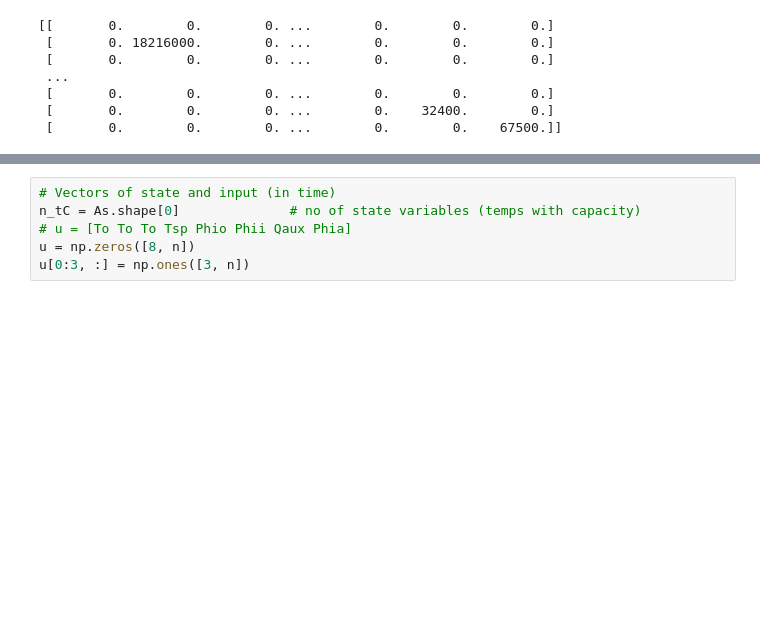
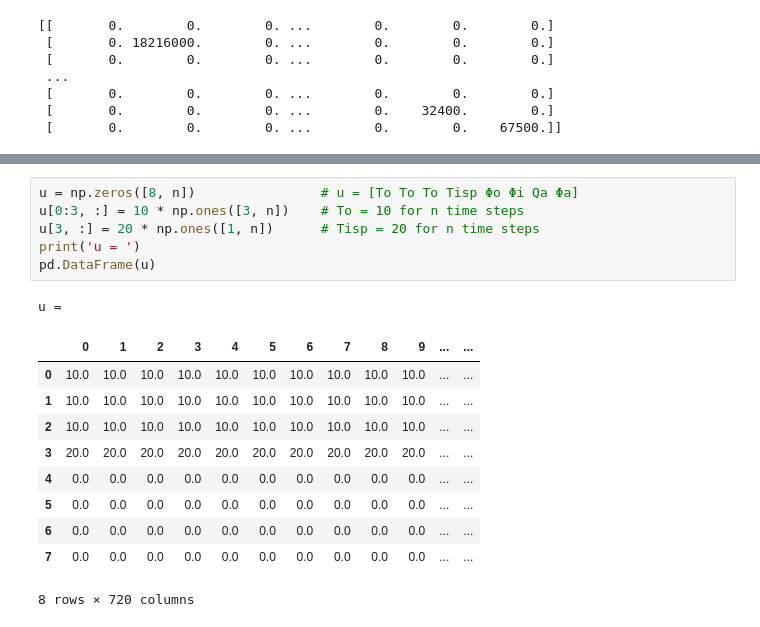
Before and after one commit to maxime12620/smart_cities_report, a Jupyter notebook: t03/t03CubeFB.ipynb, the cells around one changed output, grey strips where cells are left out. Saved outputs shown, nothing was run; the diff lists cells and outputs as text; blank space fills up the shorter version.

```diff
--- a/t03/t03CubeFB.ipynb
+++ b/t03/t03CubeFB.ipynb
@@ -429,7 +824,19 @@ For the input vector **u**, the outdoor temperatures will be `To = 1`, the indoo
 # %%
-# Vectors of state and input (in time)
-n_tC = As.shape[0]              # no of state variables (temps with capacity)
-# u = [To To To Tsp Phio Phii Qaux Phia]
-u = np.zeros([8, n])
-u[0:3, :] = np.ones([3, n])
+u = np.zeros([8, n])                # u = [To To To Tisp Φo Φi Qa Φa]
+u[0:3, :] = 10 * np.ones([3, n])    # To = 10 for n time steps
+u[3, :] = 20 * np.ones([1, n])      # Tisp = 20 for n time steps
+print('u = ')
+pd.DataFrame(u)
+# %% [output]
+u =
+|  | 0 | 1 | 2 | 3 | 4 | 5 | 6 | 7 | 8 | 9 | ... | ... |
+| 0 | 10.0 | 10.0 | 10.0 | 10.0 | 10.0 | 10.0 | 10.0 | 10.0 | 10.0 | 10.0 | ... | ... |
+| 1 | 10.0 | 10.0 | 10.0 | 10.0 | 10.0 | 10.0 | 10.0 | 10.0 | 10.0 | 10.0 | ... | ... |
+| 2 | 10.0 | 10.0 | 10.0 | 10.0 | 10.0 | 10.0 | 10.0 | 10.0 | 10.0 | 10.0 | ... | ... |
+| 3 | 20.0 | 20.0 | 20.0 | 20.0 | 20.0 | 20.0 | 20.0 | 20.0 | 20.0 | 20.0 | ... | ... |
+| 4 | 0.0 | 0.0 | 0.0 | 0.0 | 0.0 | 0.0 | 0.0 | 0.0 | 0.0 | 0.0 | ... | ... |
+| 5 | 0.0 | 0.0 | 0.0 | 0.0 | 0.0 | 0.0 | 0.0 | 0.0 | 0.0 | 0.0 | ... | ... |
+| 6 | 0.0 | 0.0 | 0.0 | 0.0 | 0.0 | 0.0 | 0.0 | 0.0 | 0.0 | 0.0 | ... | ... |
+| 7 | 0.0 | 0.0 | 0.0 | 0.0 | 0.0 | 0.0 | 0.0 | 0.0 | 0.0 | 0.0 | ... | ... |
+8 rows × 720 columns
 # %% [markdown]
```
Also changed, not shown: parts of 149 cells of this notebook.
